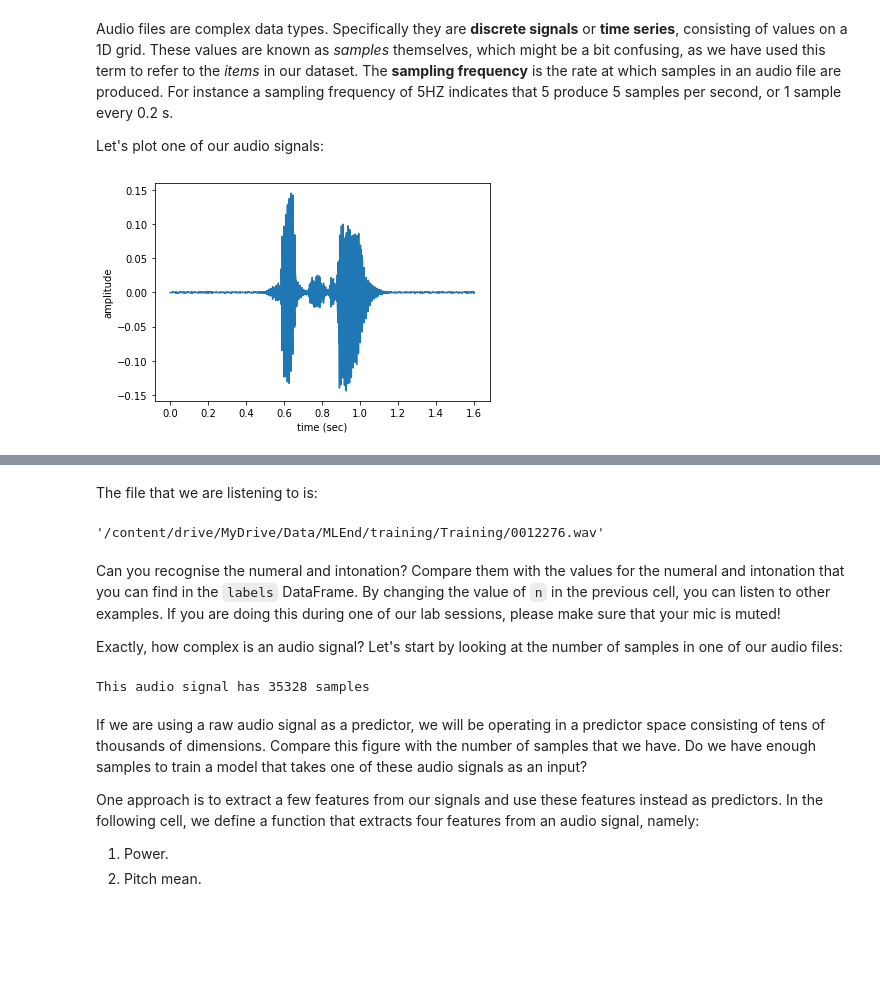
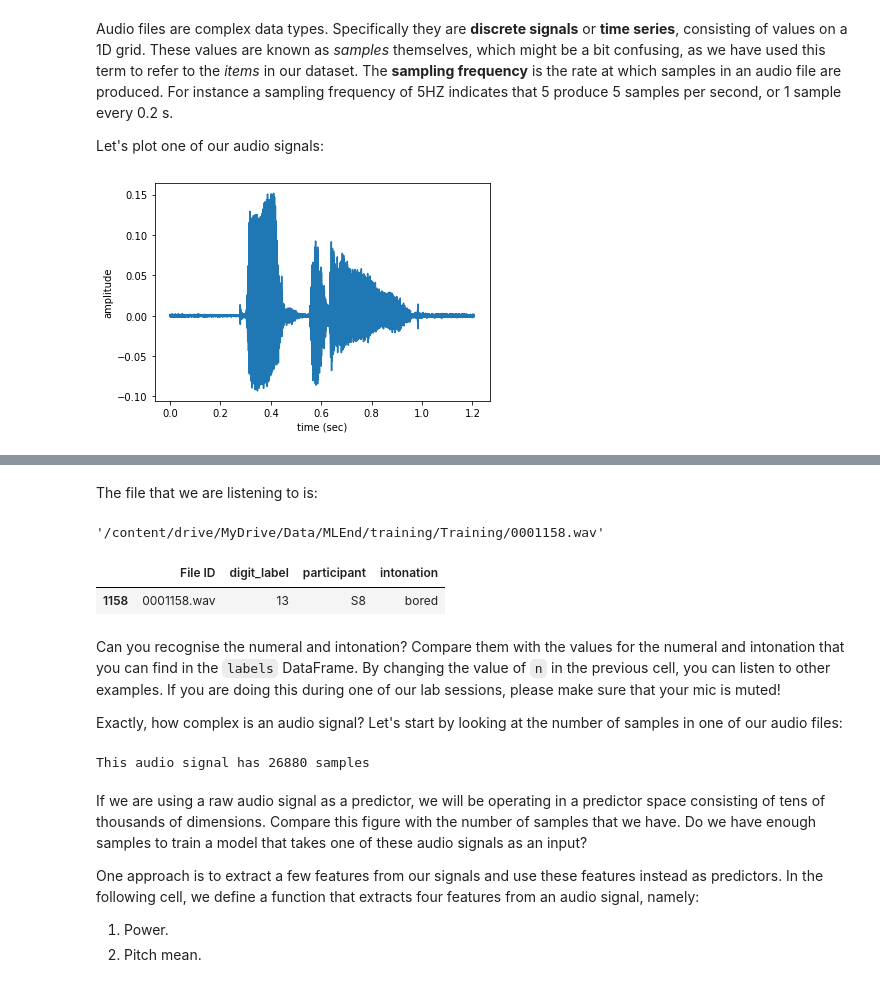
Before and after one commit to MoadSaadKhorchef/QMUL-BIG-DATA-SCIENCE, a Jupyter notebook: Couseworks/MACHINE LEARNING/CW2 - Mini Project/MLEnd_starter_kit.ipynb, the cells around one changed output, grey strips where cells are left out. Cells and saved outputs as stored; diff of their text form; code cells hidden in the pictures; blank space fills up the shorter version.

```diff
--- a/Couseworks/MACHINE LEARNING/CW2 - Mini Project/MLEnd_starter_kit.ipynb
+++ b/Couseworks/MACHINE LEARNING/CW2 - Mini Project/MLEnd_starter_kit.ipynb
@@ -121,24 +191,29 @@ Audio files are complex data types. Specifically they are **discrete signals** o
 
 Let's plot one of our audio signals:
 # %%
-n=0
+n=106
 fs = None # Sampling frequency. If None, fs would be 22050
 x, fs = librosa.load(files[n],sr=fs)
 t = np.arange(len(x))/fs
 plt.plot(t,x)
 plt.xlabel('time (sec)')
 plt.ylabel('amplitude')
 plt.show()
 display(ipd.Audio(files[n]))
 # %% [output]
-[figure, old version]
+[figure, new version]
 [interactive output not drawn]
 # %% [markdown]
 The file that we are listening to is:
 # %%
 files[n]
 # %% [output]
-'/content/drive/MyDrive/Data/MLEnd/training/Training/0012276.wav'
+'/content/drive/MyDrive/Data/MLEnd/training/Training/0001158.wav'
+# %%
+labels.loc[labels['File ID']=='0001158.wav']
+# %% [output]
+|  | File ID | digit_label | participant | intonation |
+| 1158 | 0001158.wav | 13 | S8 | bored |
 # %% [markdown]
 Can you recognise the numeral and intonation? Compare them with the values for the numeral and intonation that you can find in the `labels` DataFrame. By changing the value of `n` in the previous cell, you can listen to other examples. If you are doing this during one of our lab sessions, please make sure that your mic is muted!
 
@@ -148,7 +223,7 @@ n=0
 x, fs = librosa.load(files[n],sr=fs)
 print('This audio signal has', len(x), 'samples')
 # %% [output]
-This audio signal has 35328 samples
+This audio signal has 26880 samples
 # %% [markdown]
 If we are using a raw audio signal as a predictor, we will be operating in a predictor space consisting of tens of thousands of dimensions. Compare this figure with the number of samples that we have. Do we have enough samples to train a model that takes one of these audio signals as an input?
 
```
Also changed, not shown: parts of 20 cells of this notebook.
